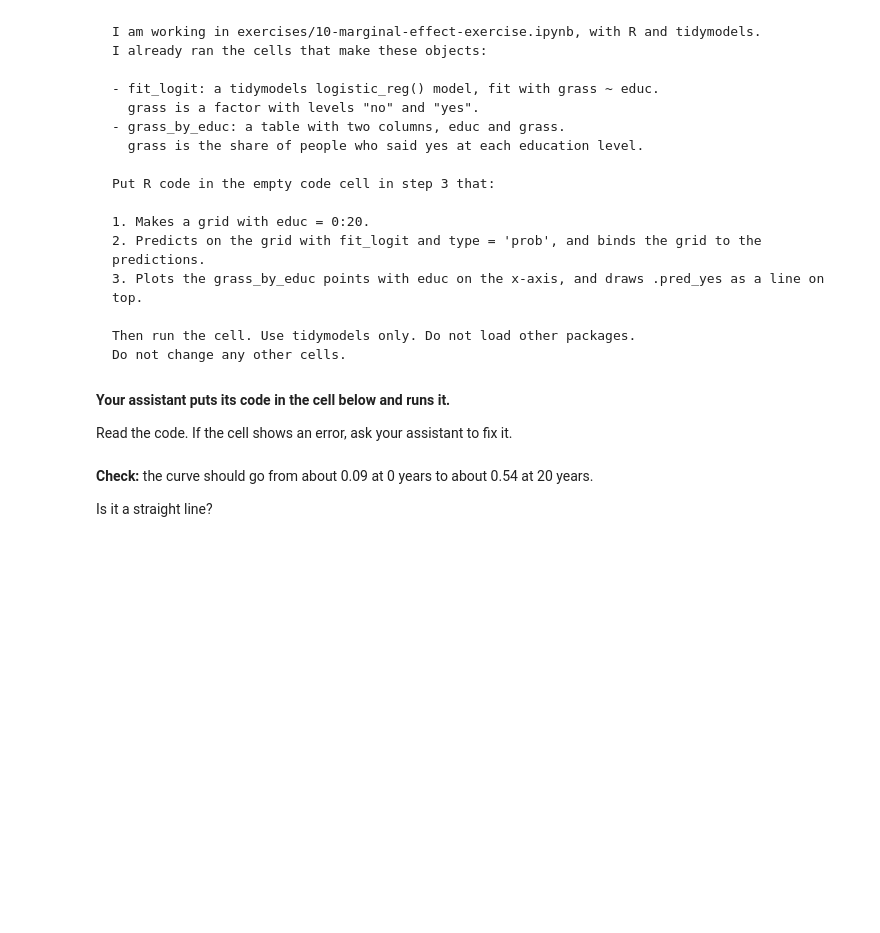
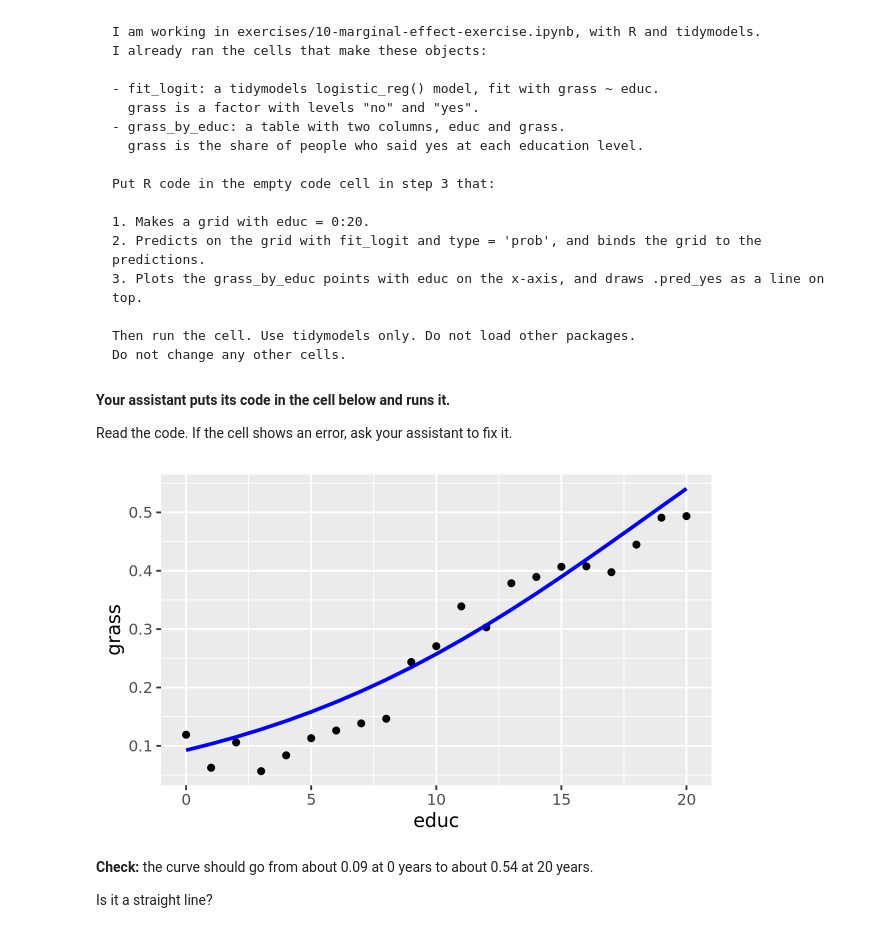
Before and after one commit to anushkapramanik14/codespace, a Jupyter notebook: exercises/10-marginal-effect-exercise.ipynb, the cells around one changed output. Drawn from its saved outputs; the diff is of its cells as text; code cells hidden in the pictures; blank space fills up the shorter version.

```diff
--- a/exercises/10-marginal-effect-exercise.ipynb
+++ b/exercises/10-marginal-effect-exercise.ipynb
@@ -89,6 +141,23 @@ Do not change any other cells.
 **Your assistant puts its code in the cell below and runs it.**
 
 Read the code. If the cell shows an error, ask your assistant to fix it.
+# %%
+library(ggplot2)
+
+# 1. Make a grid with educ = 0:20
+grid_educ <- tibble(educ = 0:20)
+
+# 2. Predict on the grid with type = 'prob' and bind columns
+preds_logit <- fit_logit |>
+  predict(new_data = grid_educ, type = 'prob') |>
+  bind_cols(grid_educ)
+
+# 3. Plot grass_by_educ points and draw .pred_yes as a line on top
+ggplot(grass_by_educ, aes(x = educ, y = grass)) +
+  geom_point() +
+  geom_line(data = preds_logit, aes(y = .pred_yes), color = 'blue', linewidth = 1)
+# %% [output]
+[figure, added]
 # %% [markdown]
 **Check:** the curve should go from about 0.09 at 0 years to about 0.54 at 20 years.
 
```
Also changed, not shown: parts of 6 cells of this notebook.
